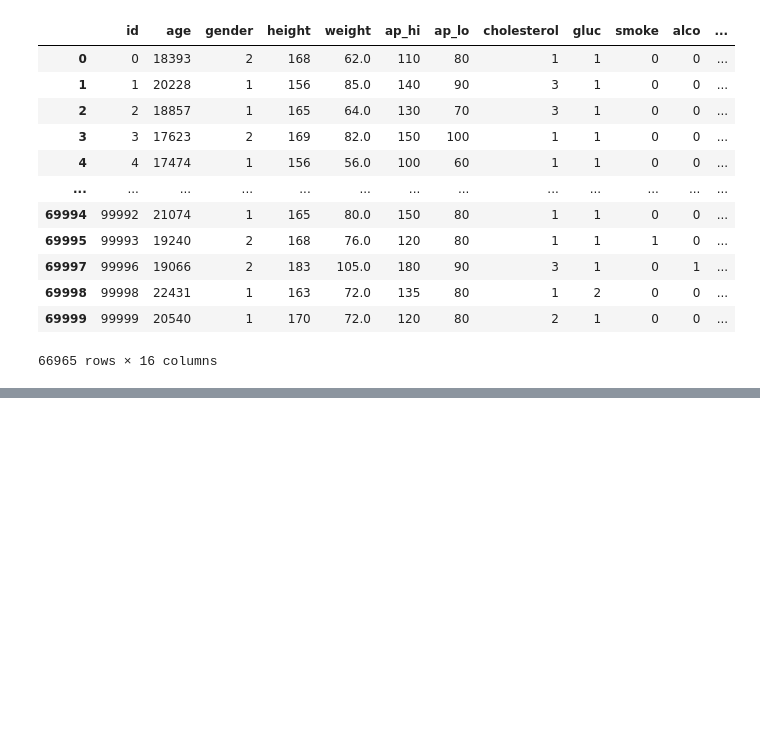
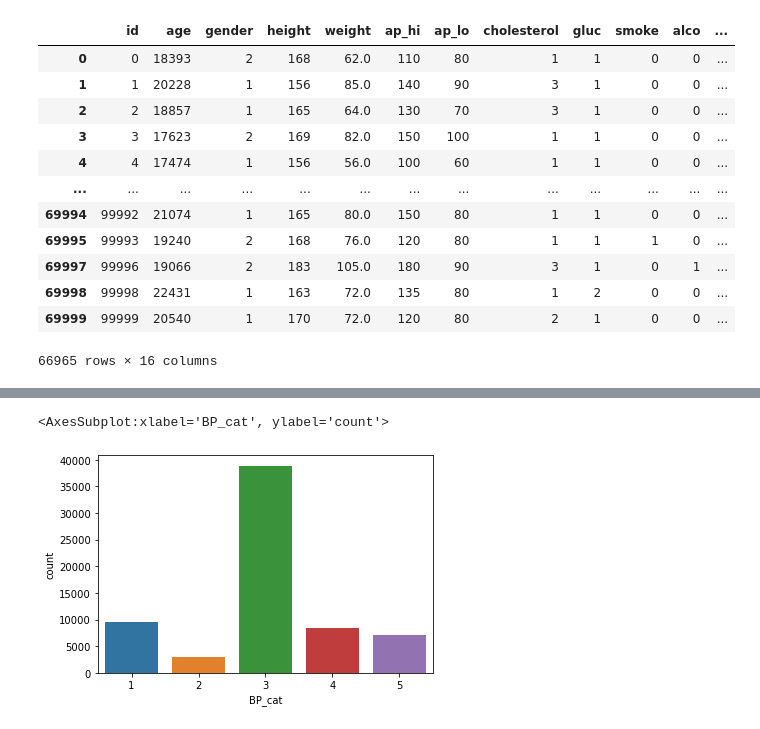
Before and after one commit to Lelelass/Machine-learning-Lassarade, a Jupyter notebook: labb_1/2-0-0.ipynb, the cells around one changed output, grey strips where cells are left out. Saved outputs shown, nothing was run; the diff lists cells and outputs as text; code cells hidden in the pictures; blank space fills up the shorter version.

```diff
--- a/labb_1/2-0-0.ipynb
+++ b/labb_1/2-0-0.ipynb
@@ -154,0 +164,19 @@ df_cardio
+# %%
+def blood_pressure_cat(syst, diast):
+    if syst <120 and diast <80:
+        cat = 1
+    elif 120 <= syst <130 and diast <80:
+        cat = 2
+    elif 130<= syst <140 or 80 <= diast <90:
+        cat = 3
+    elif syst >140 or diast >90:
+        cat = 4
+    else:
+        cat = 5
+    return cat
+# %%
+df_cardio['BP_cat'] = df_cardio.apply(lambda row : blood_pressure_cat(row.ap_hi, row.ap_lo), axis = 1)
+sns.countplot(data = df_cardio, x= 'BP_cat')
+# %% [output]
+<AxesSubplot:xlabel='BP_cat', ylabel='count'>
+[figure, added]
```
Also changed, not shown: parts of 2 cells of this notebook.
